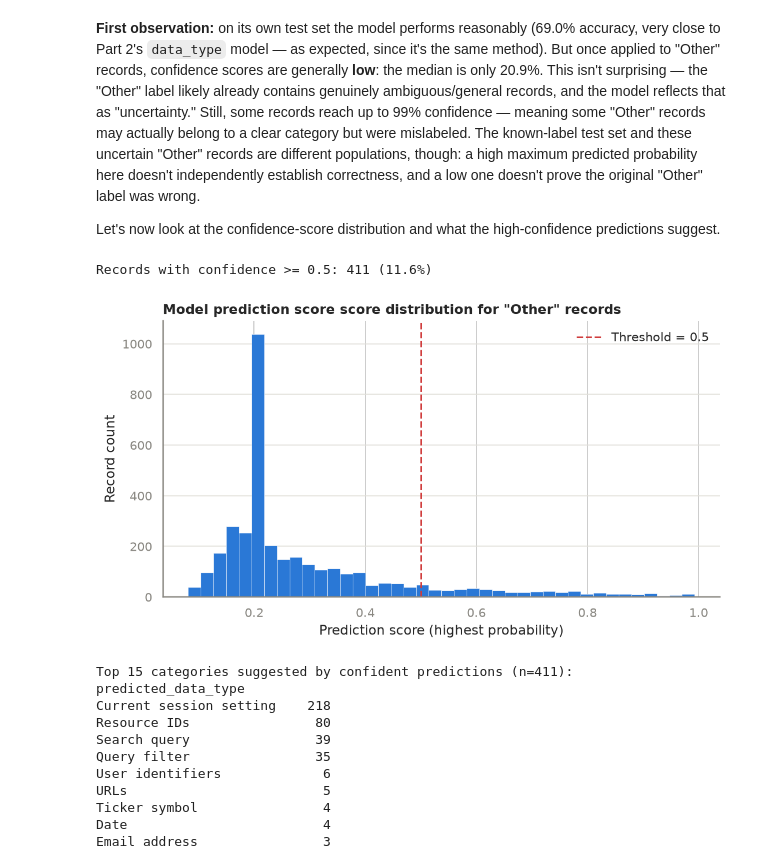
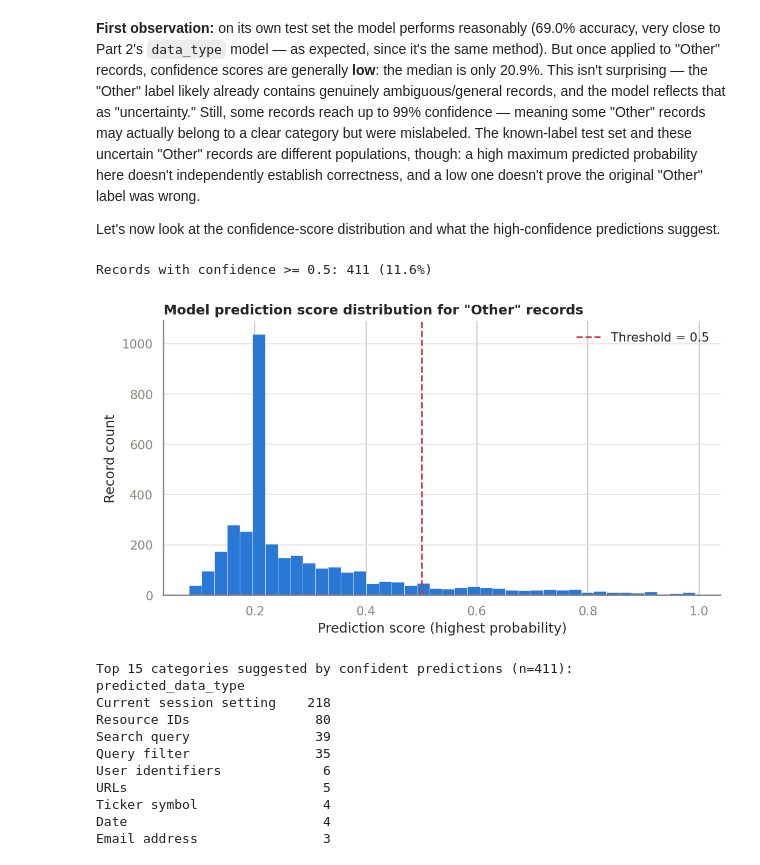
Before and after one commit to elifdikmn/DataPrivacy, a Jupyter notebook: notebooks/bolum3_uygulama.ipynb, the cells around one changed output. Cells and saved outputs as stored; diff of their text form; code cells hidden in the pictures.

```diff
--- a/notebooks/bolum3_uygulama.ipynb
+++ b/notebooks/bolum3_uygulama.ipynb
@@ -364,35 +364,35 @@ COLOR_CONFIDENT = '#1baf7a'
 COLOR_MUTED = '#898781'
 COLOR_TEXT = '#0b0b0b'
 CONFIDENCE_THRESHOLD = 0.5
 
 fig, ax = plt.subplots(figsize=(8, 4.5))
 ax.hist(df_other['confidence'], bins=40, color=COLOR_MAIN, edgecolor='white', linewidth=0.3)
 ax.axvline(CONFIDENCE_THRESHOLD, color='#d03b3b', linewidth=1.5, linestyle='--',
            label=f'Threshold = {CONFIDENCE_THRESHOLD}')
 
 ax.set_xlabel('Prediction score (highest probability)')
 ax.set_ylabel('Record count')
-ax.set_title('Model prediction score score distribution for "Other" records', loc='left', fontsize=12, fontweight='bold')
+ax.set_title('Model prediction score distribution for "Other" records', loc='left', fontsize=12, fontweight='bold')
 ax.spines[['top', 'right']].set_visible(False)
 ax.spines[['left', 'bottom']].set_color(COLOR_MUTED)
 ax.tick_params(colors=COLOR_MUTED)
 ax.grid(axis='y', color='#e1e0d9', linewidth=0.8)
 ax.set_axisbelow(True)
 ax.legend(frameon=False)
 
 plt.tight_layout()
 
 import os
 os.makedirs('exported_charts', exist_ok=True)
 plt.savefig('exported_charts/rq5_other_confidence_distribution.png', dpi=150, bbox_inches='tight')
 
 plt.show()
 
 n_confident = (df_other['confidence'] >= CONFIDENCE_THRESHOLD).sum()
 print(f'Records with confidence >= {CONFIDENCE_THRESHOLD}: {n_confident} ({n_confident/len(df_other)*100:.1f}%)')
 # %% [output]
 Records with confidence >= 0.5: 411 (11.6%)
-[figure, old version]
+[figure, new version]
 # %%
 confident_other = df_other[df_other['confidence'] >= CONFIDENCE_THRESHOLD]
 
```
Also changed, not shown: parts of 1 cell of this notebook, 26 other files.
